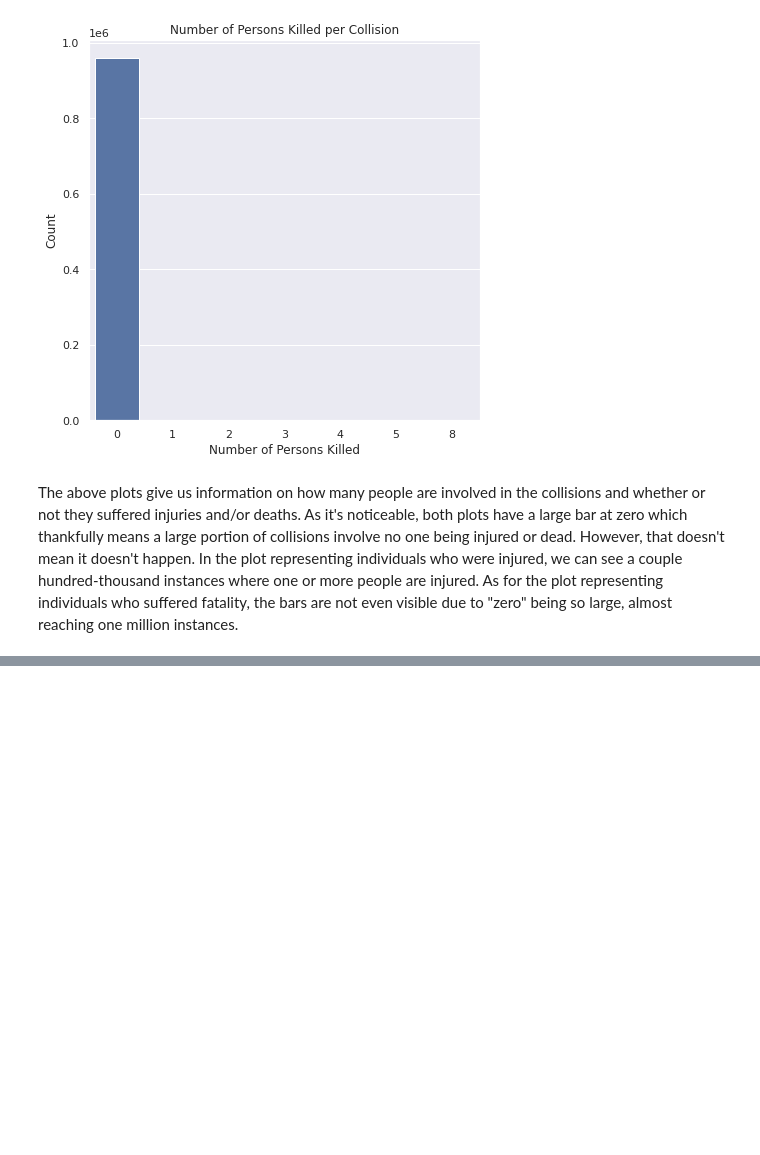
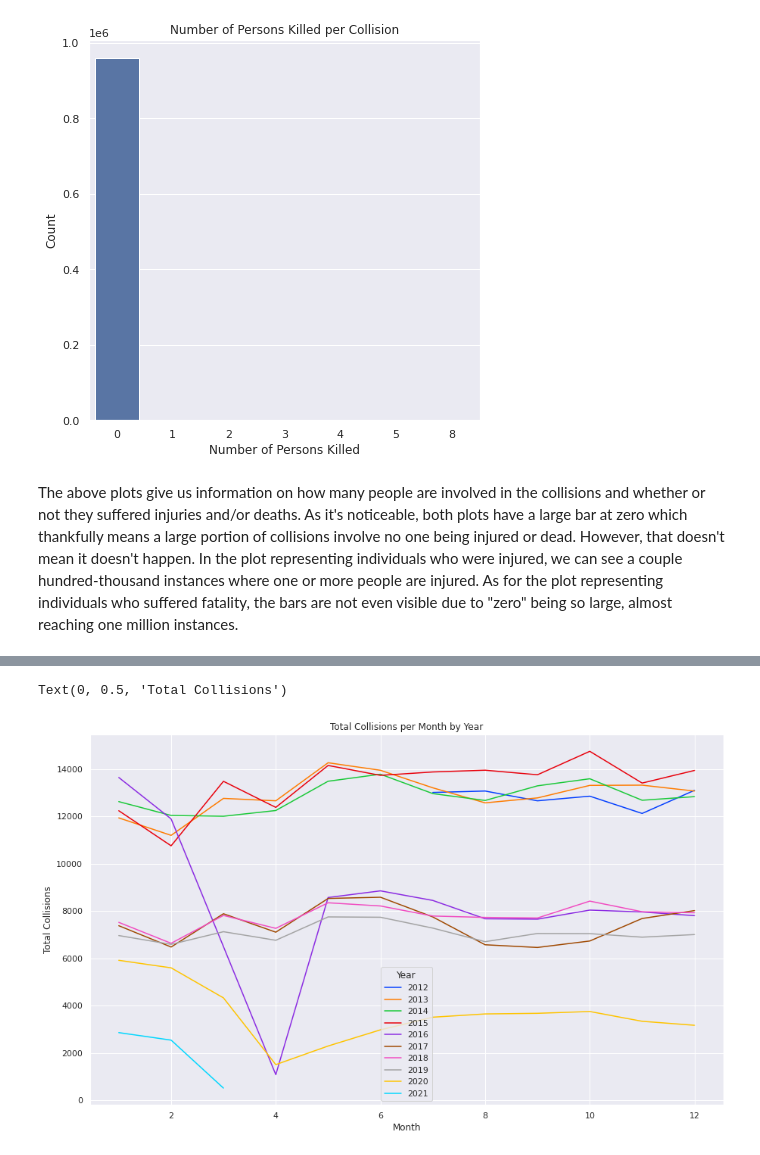
Before and after one commit to ynoTL23/MAT-328-Project, a Jupyter notebook: Project.ipynb, the cells around one changed output, grey strips where cells are left out. Cells and saved outputs as stored; diff of their text form; code cells hidden in the pictures; blank space fills up the shorter version.

```diff
--- a/Project.ipynb
+++ b/Project.ipynb
@@ -259,0 +278,15 @@ The above plots give us information on how many people are involved in the colli
+# %%
+month_year = pd.DataFrame()
+month_year['CRASH YEAR'] = df['CRASH DATE'].dt.year
+month_year['CRASH MONTH'] = df['CRASH DATE'].dt.month
+month_year = month_year.value_counts().to_frame('TOTAL COLLISIONS').sort_index(ascending=True)
+
+fig, ax = plt.subplots(figsize=(15, 9))
+sns.lineplot(data=month_year, x='CRASH MONTH', y='TOTAL COLLISIONS', hue='CRASH YEAR', palette='bright')
+plt.title('Total Collisions per Month by Year')
+plt.legend(title='Year')
+plt.xlabel('Month')
+plt.ylabel('Total Collisions')
+# %% [output]
+Text(0, 0.5, 'Total Collisions')
+[figure, added]
```
Also changed, not shown: parts of 17 cells of this notebook.
